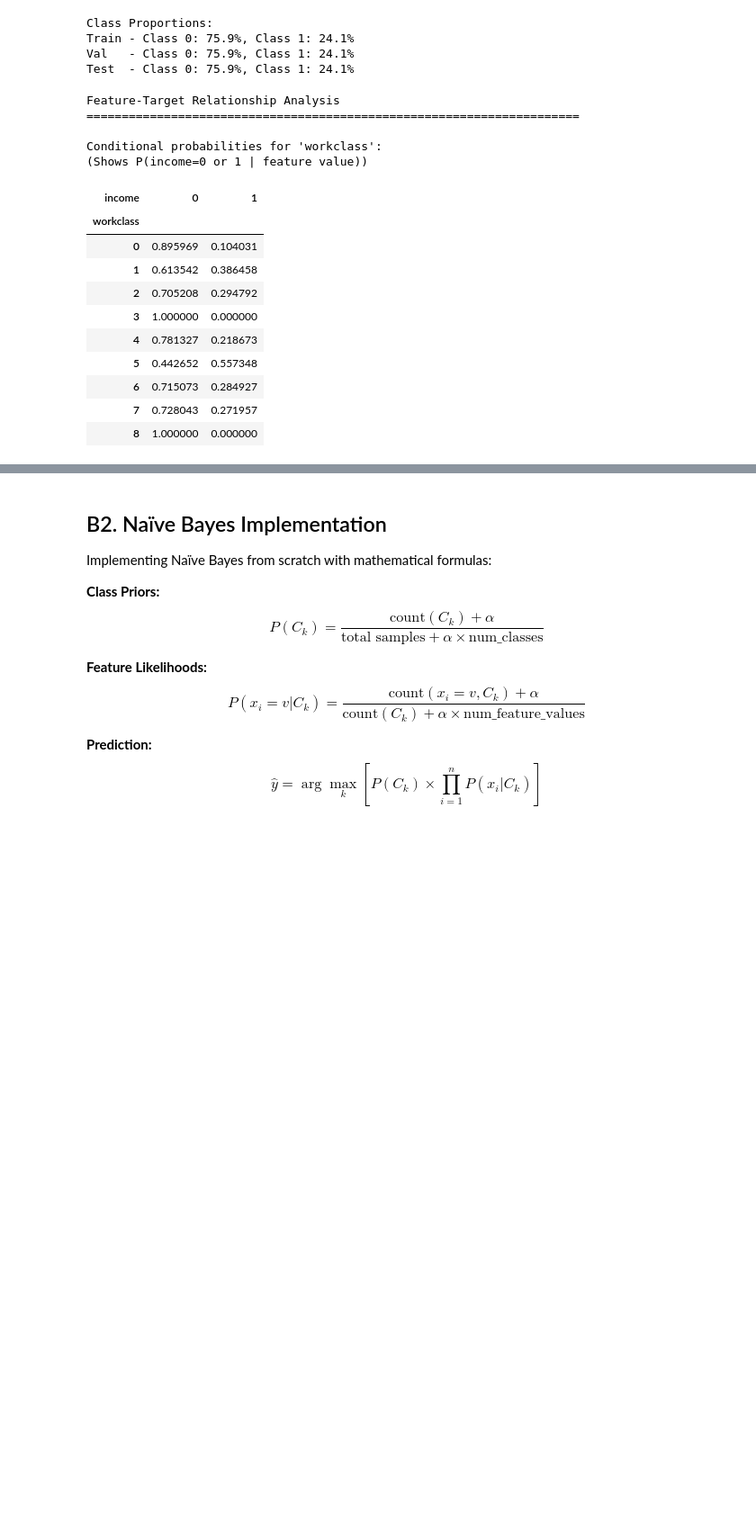
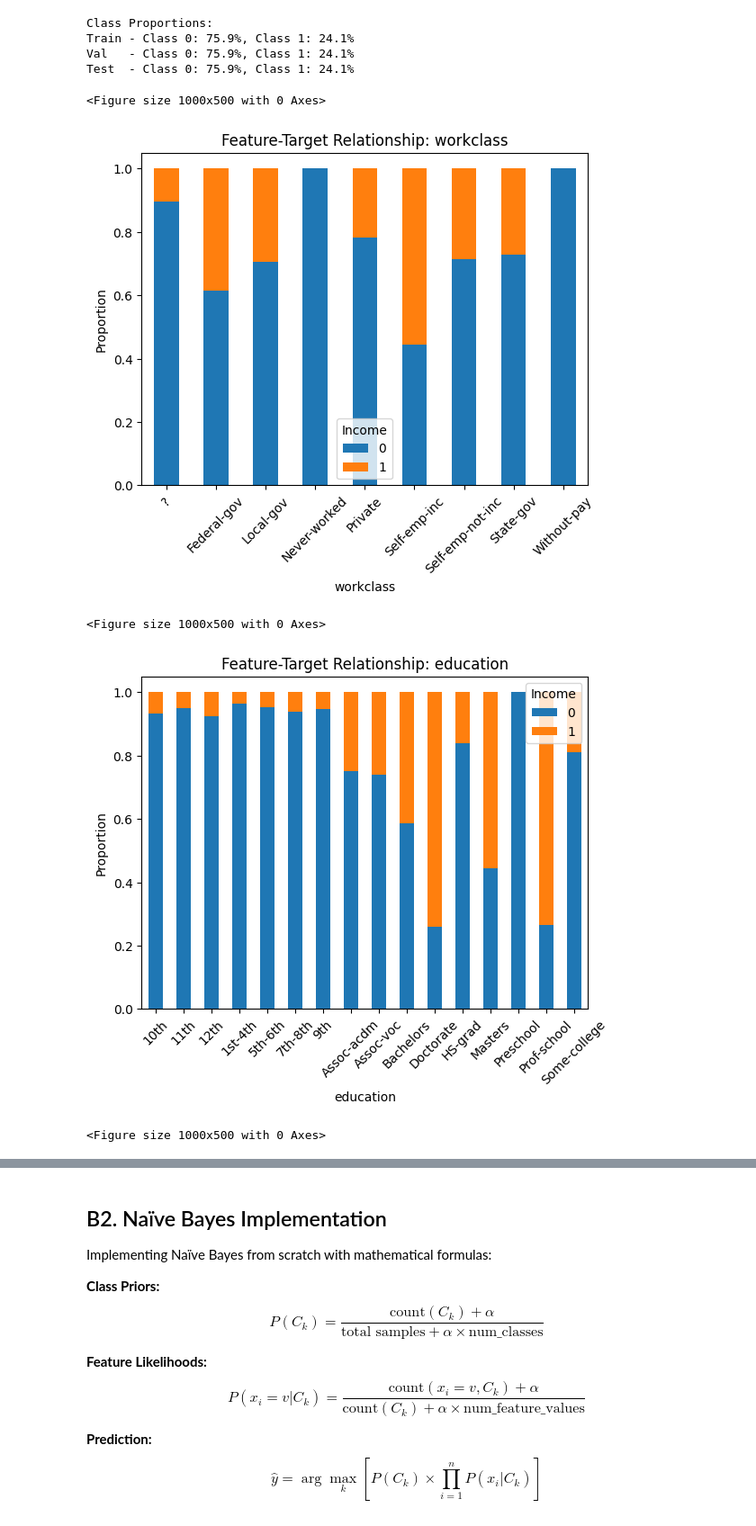
Before and after one commit to MOhamedMoeen/Assignment-3-Probabilistic-models-and-decision-trees-, a Jupyter notebook: Naive Bayes.ipynb, the cells around one changed output, grey strips where cells are left out. Shown: that part at 90% size. Cells and saved outputs as stored; diff of their text form; code cells hidden in the pictures; blank space fills up the shorter version.

```diff
--- a/Naive Bayes.ipynb
+++ b/Naive Bayes.ipynb
@@ -142,35 +180,22 @@ Class Proportions:
 Train - Class 0: 75.9%, Class 1: 24.1%
 Val   - Class 0: 75.9%, Class 1: 24.1%
 Test  - Class 0: 75.9%, Class 1: 24.1%
-# %%
-# Analyze feature-target relationships
-print("Feature-Target Relationship Analysis")
-print("="*70)
-
-feature_target_tables = {}
-for idx, col in enumerate(categorical_features):
-    df_temp = pd.DataFrame({col: X[:, idx], "income": y})
-    ct = pd.crosstab(df_temp[col], df_temp["income"], normalize="index")
-    feature_target_tables[col] = ct
-
-# Display sample relationship for first feature
-print(f"\nConditional probabilities for '{categorical_features[0]}':")
-print("(Shows P(income=0 or 1 | feature value))\n")
-feature_target_tables[categorical_features[0]].head(10)
-# %% [output]
-Feature-Target Relationship Analysis
-======================================================================
-
-Conditional probabilities for 'workclass':
-(Shows P(income=0 or 1 | feature value))
-| income | 0 | 1 |
-| workclass |  |  |
-| 0 | 0.895969 | 0.104031 |
-| 1 | 0.613542 | 0.386458 |
-| 2 | 0.705208 | 0.294792 |
-| 3 | 1.000000 | 0.000000 |
-| 4 | 0.781327 | 0.218673 |
-| 5 | 0.442652 | 0.557348 |
-| 6 | 0.715073 | 0.284927 |
-| 7 | 0.728043 | 0.271957 |
-| 8 | 1.000000 | 0.000000 |
+# %%
+for col in categorical_features:
+    plt.figure(figsize=(10, 5))
+    # Create a crosstab of counts
+    ct = pd.crosstab(df[col], df["income"], normalize='index')  # proportion per category
+    ct.plot(kind='bar', stacked=True)
+    plt.title(f"Feature-Target Relationship: {col}")
+    plt.ylabel("Proportion")
+    plt.xlabel(col)
+    plt.legend(title="Income")
+    plt.xticks(rotation=45)
+    plt.show()
+# Analyze feature-target relationships
+# %% [output]
+<Figure size 1000x500 with 0 Axes>
+[figure, added]
+<Figure size 1000x500 with 0 Axes>
+[figure, added]
+<Figure size 1000x500 with 0 Axes>
```
Also changed, not shown: parts of 21 cells of this notebook.
